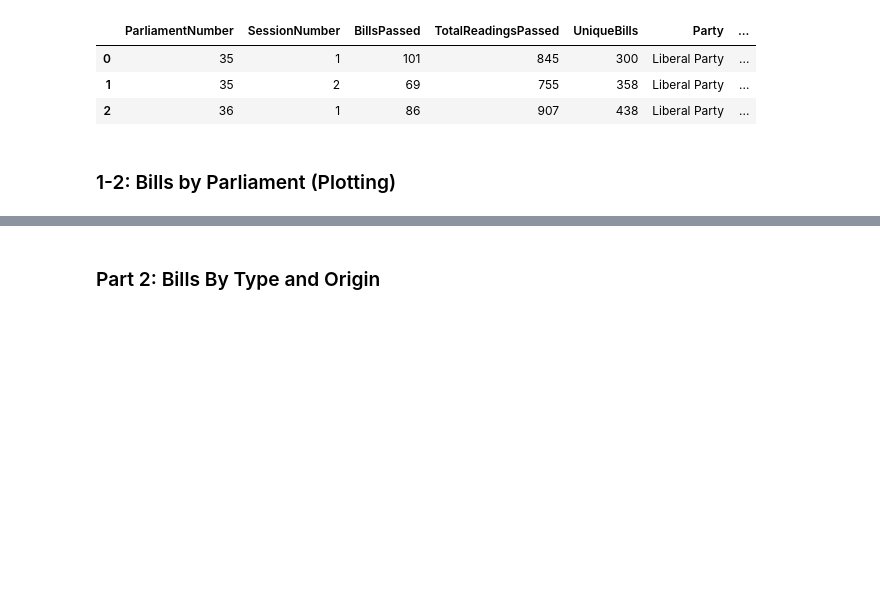
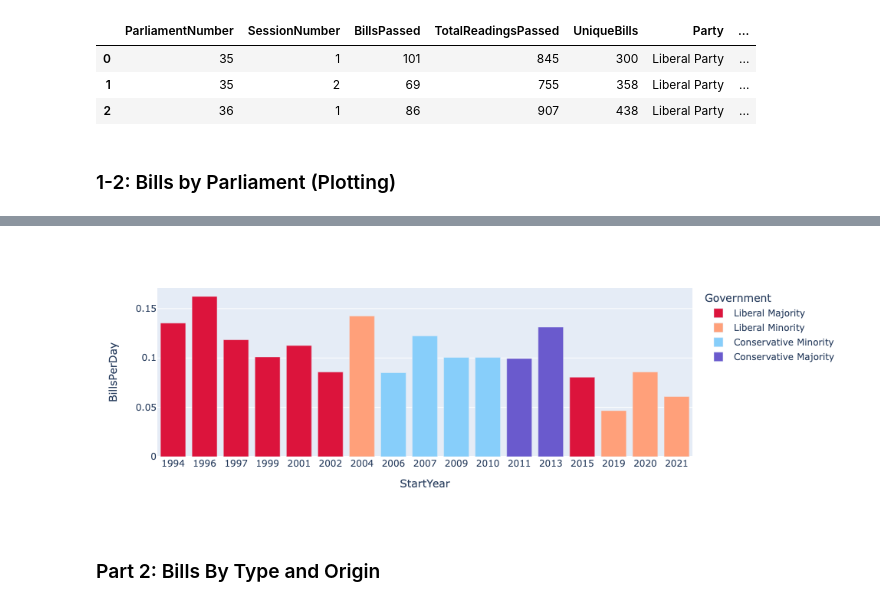
Before and after one commit to rileywheadon/canadian-legislation-visualisation, a Jupyter notebook: notebooks/04-visualisation.ipynb, the cells around one changed output, grey strips where cells are left out. Drawn from its saved outputs; the diff is of its cells as text; code cells hidden in the pictures; blank space fills up the shorter version.

```diff
--- a/notebooks/04-visualisation.ipynb
+++ b/notebooks/04-visualisation.ipynb
@@ -228,3 +130,17 @@ plt.show()
+# %%
+fig = px.bar(
+    parl_plot,
+    x = "StartYear",
+    y = "BillsPerDay",
+    color="Government",
+    color_discrete_map = color_map
+)
+
+fig.update_layout(xaxis={'categoryorder':'category ascending'})
+
+fig.show()
+# %% [output]
+[figure, new version]
 # %% [markdown]
 ### Part 2: Bills By Type and Origin
 # %%
```
Also changed, not shown: parts of 5 cells of this notebook, 4 other files.
